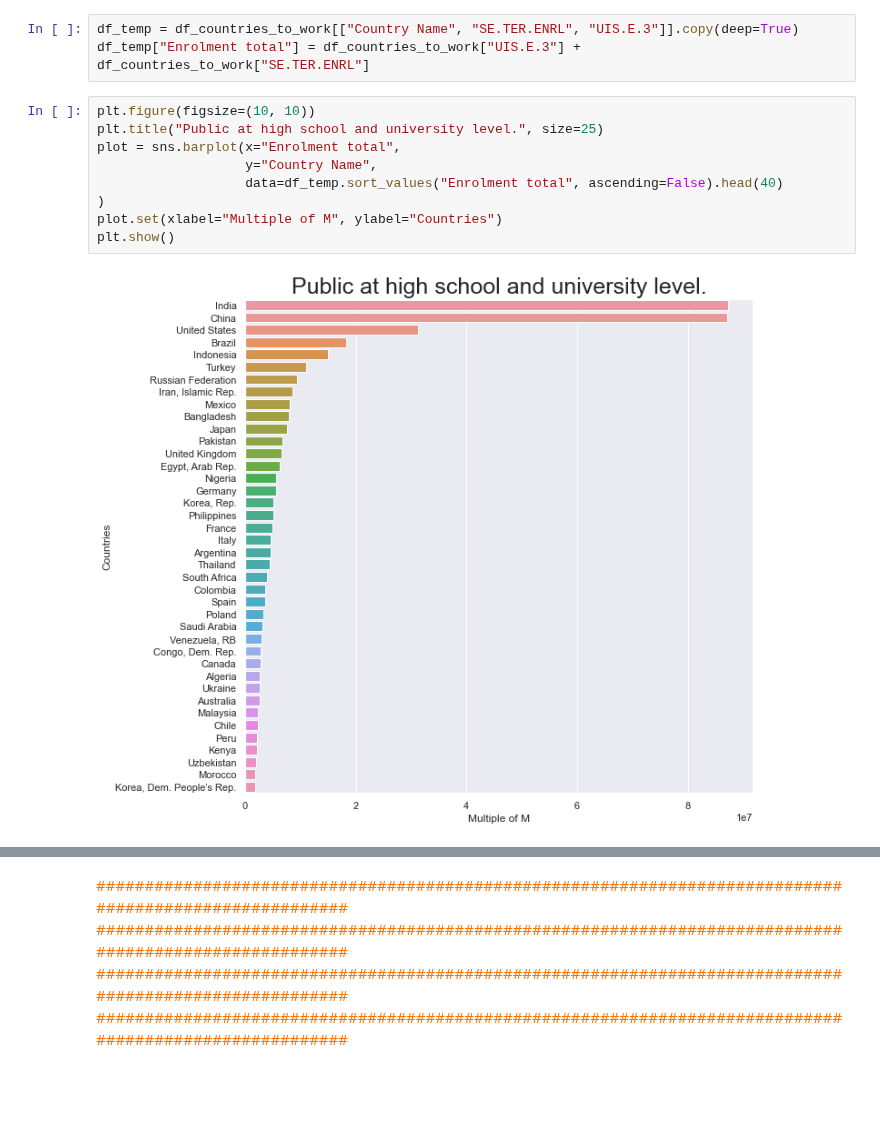
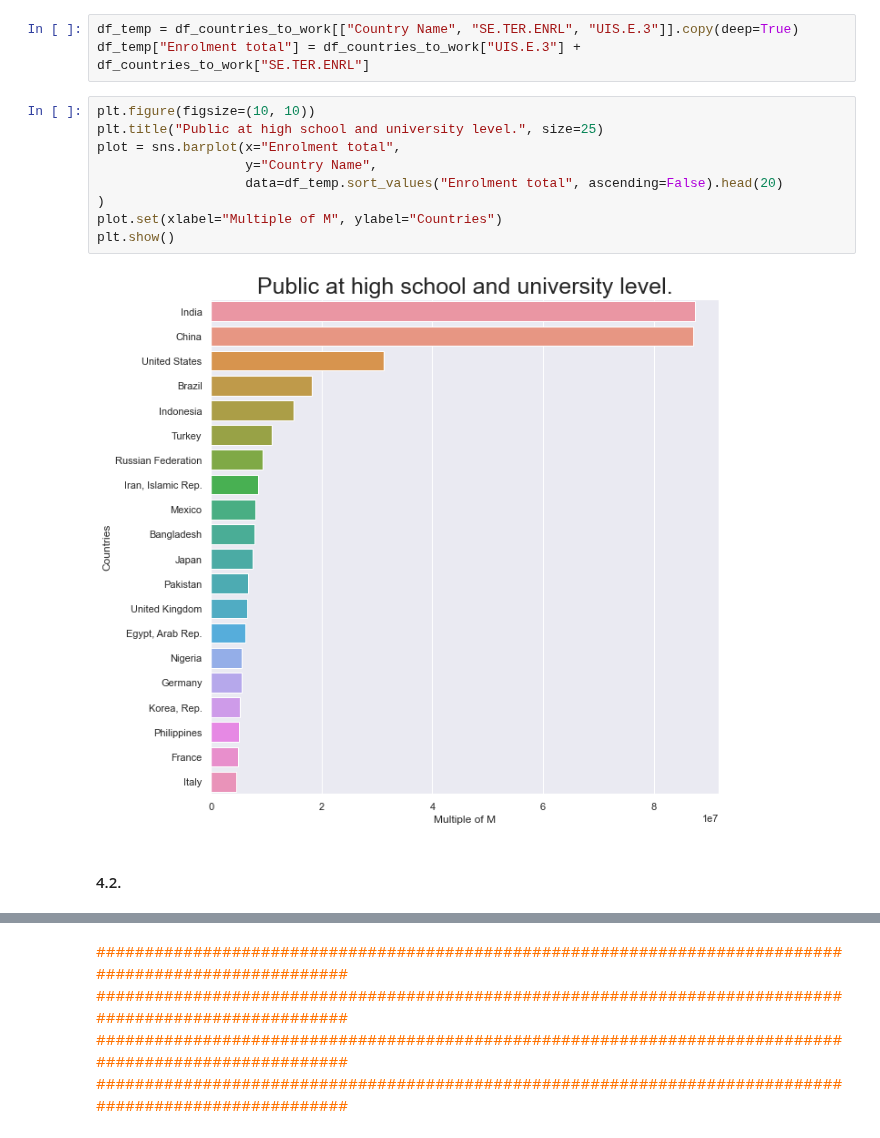
Before and after one commit to samirhinojosa/OC-P2-education-statistics, a Jupyter notebook: notebook.ipynb, the cells around one changed output, grey strips where cells are left out. Cells and saved outputs as stored; diff of their text form; blank space fills up the shorter version.

```diff
--- a/notebook.ipynb
+++ b/notebook.ipynb
@@ -1127,11 +1137,13 @@ df_temp["Enrolment total"] = df_countries_to_work["UIS.E.3"] + df_countries_to_w
 # %%
 plt.figure(figsize=(10, 10))
 plt.title("Public at high school and university level.", size=25)
 plot = sns.barplot(x="Enrolment total",
                    y="Country Name",
-                   data=df_temp.sort_values("Enrolment total", ascending=False).head(40)
+                   data=df_temp.sort_values("Enrolment total", ascending=False).head(20)
 )
 plot.set(xlabel="Multiple of M", ylabel="Countries")
 plt.show()
 # %% [output]
-[figure, old version]
+[figure, new version]
+# %% [markdown]
+#### 4.2.
```
Also changed, not shown: parts of 11 cells of this notebook.
